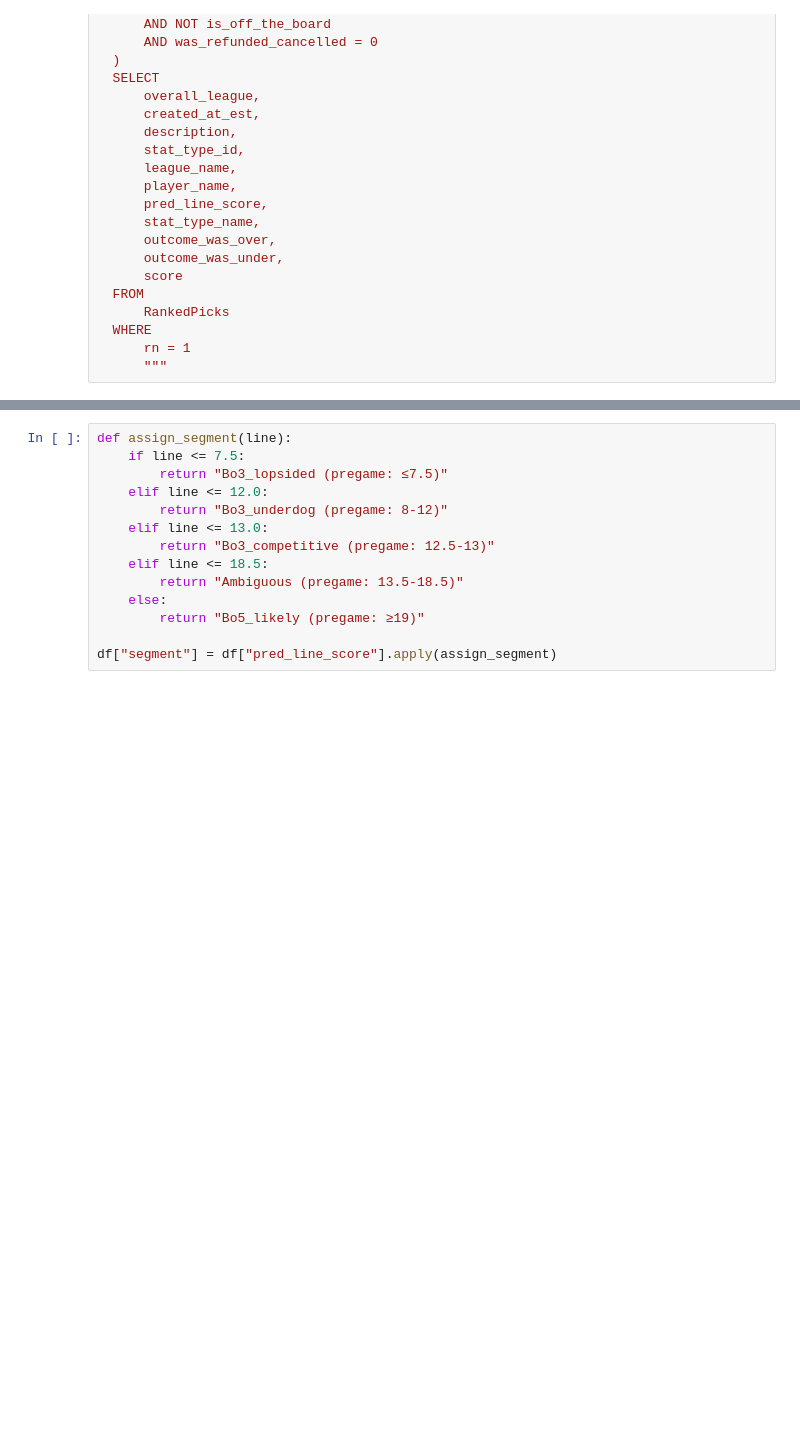
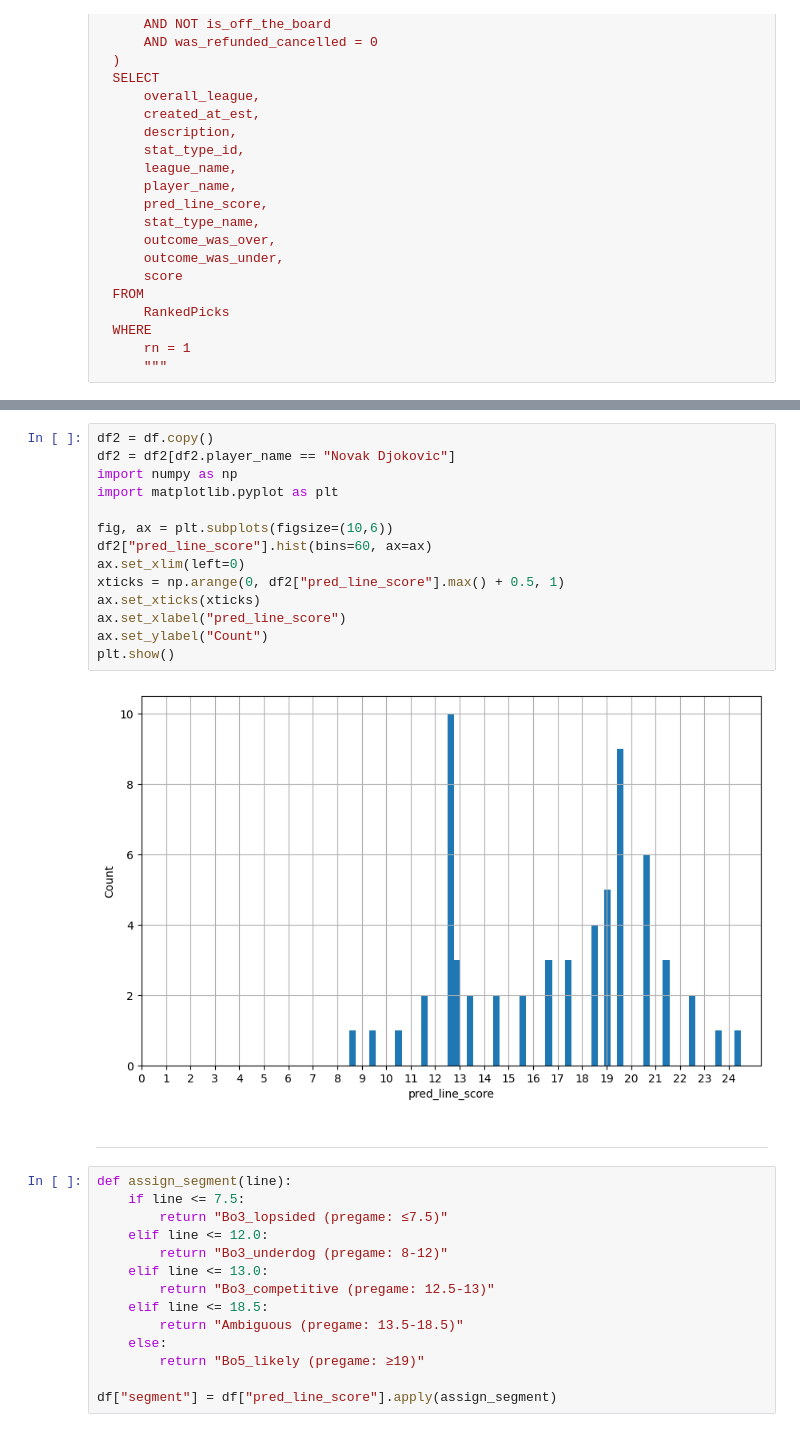
Before and after one commit to mattholden/tennis-origination, a Jupyter notebook: games_won_odds_interpreter_std.ipynb, the cells around one changed output, grey strips where cells are left out. Cells and saved outputs as stored; diff of their text form; blank space fills up the shorter version.

```diff
--- a/games_won_odds_interpreter_std.ipynb
+++ b/games_won_odds_interpreter_std.ipynb
@@ -89,3 +89,21 @@ df.head()
+# %%
+df2 = df.copy()
+df2 = df2[df2.player_name == "Novak Djokovic"]
+import numpy as np
+import matplotlib.pyplot as plt
+
+fig, ax = plt.subplots(figsize=(10,6))
+df2["pred_line_score"].hist(bins=60, ax=ax)
+ax.set_xlim(left=0)
+xticks = np.arange(0, df2["pred_line_score"].max() + 0.5, 1)
+ax.set_xticks(xticks)
+ax.set_xlabel("pred_line_score")
+ax.set_ylabel("Count")
+plt.show()
+# %% [output]
+[figure, added]
+# %% [markdown]
+_______
 # %%
 def assign_segment(line):
     if line <= 7.5:
```
Also changed, not shown: parts of 2 cells of this notebook, 25 other files.
